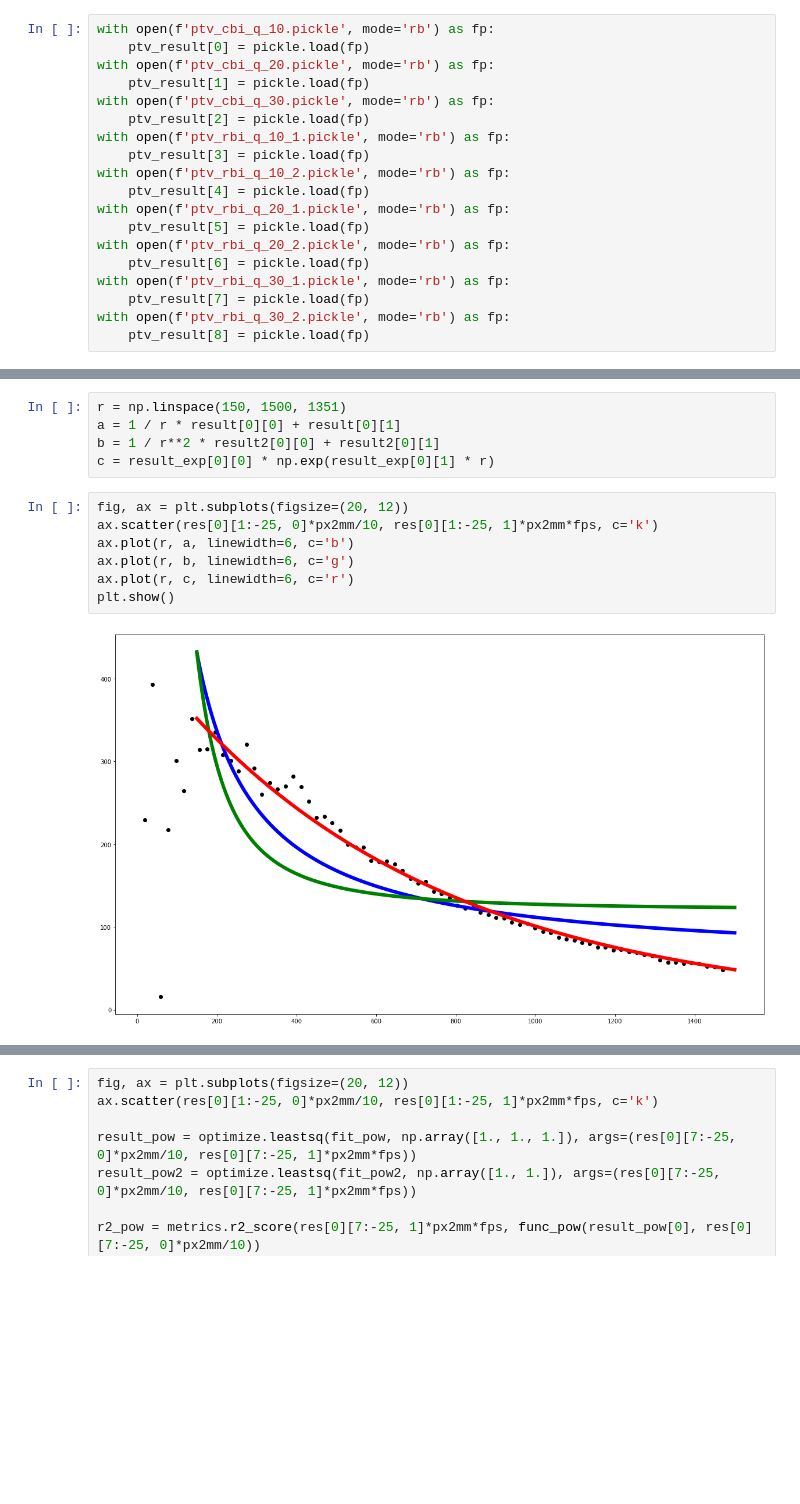
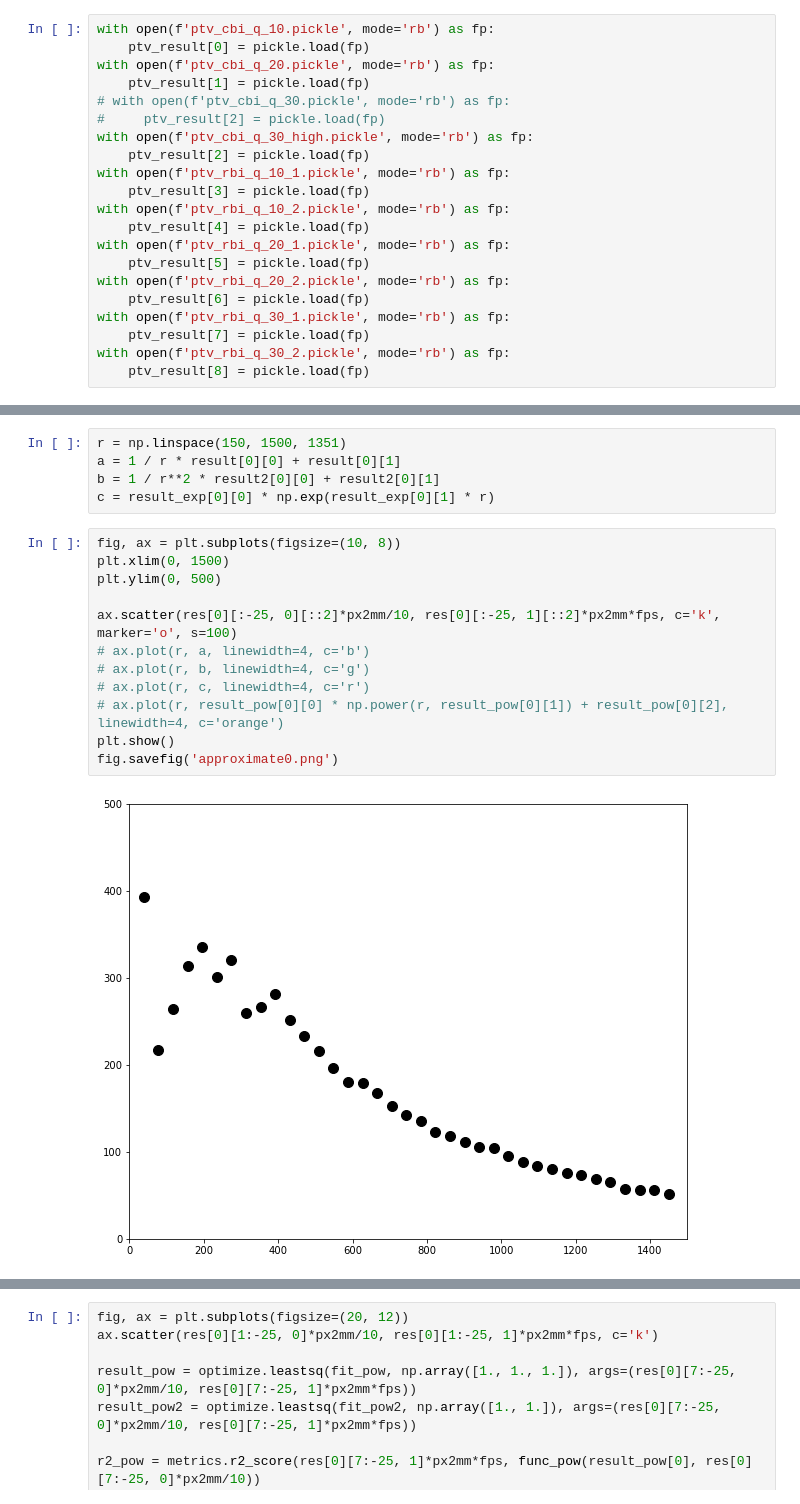
Before and after one commit to wakky927/master-pool, a Jupyter notebook: 20221027/post2.ipynb, the cells around one changed output, grey strips where cells are left out. Drawn from its saved outputs; the diff is of its cells as text; blank space fills up the shorter version.

```diff
--- a/20221027/post2.ipynb
+++ b/20221027/post2.ipynb
@@ -18,7 +18,9 @@ with open(f'ptv_cbi_q_10.pickle', mode='rb') as fp:
     ptv_result[0] = pickle.load(fp)
 with open(f'ptv_cbi_q_20.pickle', mode='rb') as fp:
     ptv_result[1] = pickle.load(fp)
-with open(f'ptv_cbi_q_30.pickle', mode='rb') as fp:
+# with open(f'ptv_cbi_q_30.pickle', mode='rb') as fp:
+#     ptv_result[2] = pickle.load(fp)
+with open(f'ptv_cbi_q_30_high.pickle', mode='rb') as fp:
     ptv_result[2] = pickle.load(fp)
 with open(f'ptv_rbi_q_10_1.pickle', mode='rb') as fp:
     ptv_result[3] = pickle.load(fp)
@@ -134,14 +149,19 @@ a = 1 / r * result[0][0] + result[0][1]
 b = 1 / r**2 * result2[0][0] + result2[0][1]
 c = result_exp[0][0] * np.exp(result_exp[0][1] * r)
 # %%
-fig, ax = plt.subplots(figsize=(20, 12))
-ax.scatter(res[0][1:-25, 0]*px2mm/10, res[0][1:-25, 1]*px2mm*fps, c='k')
-ax.plot(r, a, linewidth=6, c='b')
-ax.plot(r, b, linewidth=6, c='g')
-ax.plot(r, c, linewidth=6, c='r')
+fig, ax = plt.subplots(figsize=(10, 8))
+plt.xlim(0, 1500)
+plt.ylim(0, 500)
+
+ax.scatter(res[0][:-25, 0][::2]*px2mm/10, res[0][:-25, 1][::2]*px2mm*fps, c='k', marker='o', s=100)
+# ax.plot(r, a, linewidth=4, c='b')
+# ax.plot(r, b, linewidth=4, c='g')
+# ax.plot(r, c, linewidth=4, c='r')
+# ax.plot(r, result_pow[0][0] * np.power(r, result_pow[0][1]) + result_pow[0][2], linewidth=4, c='orange')
 plt.show()
+fig.savefig('approximate0.png')
 # %% [output]
-[figure, old version]
+[figure, new version]
 # %%
 fig, ax = plt.subplots(figsize=(20, 12))
 ax.scatter(res[0][1:-25, 0]*px2mm/10, res[0][1:-25, 1]*px2mm*fps, c='k')
```
Also changed, not shown: parts of 21 cells of this notebook, 5 other files.
